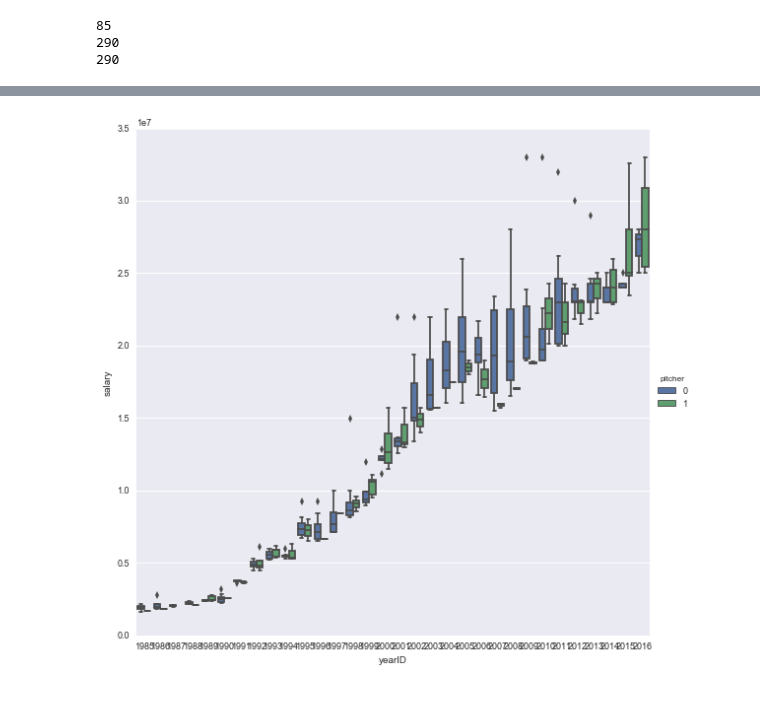
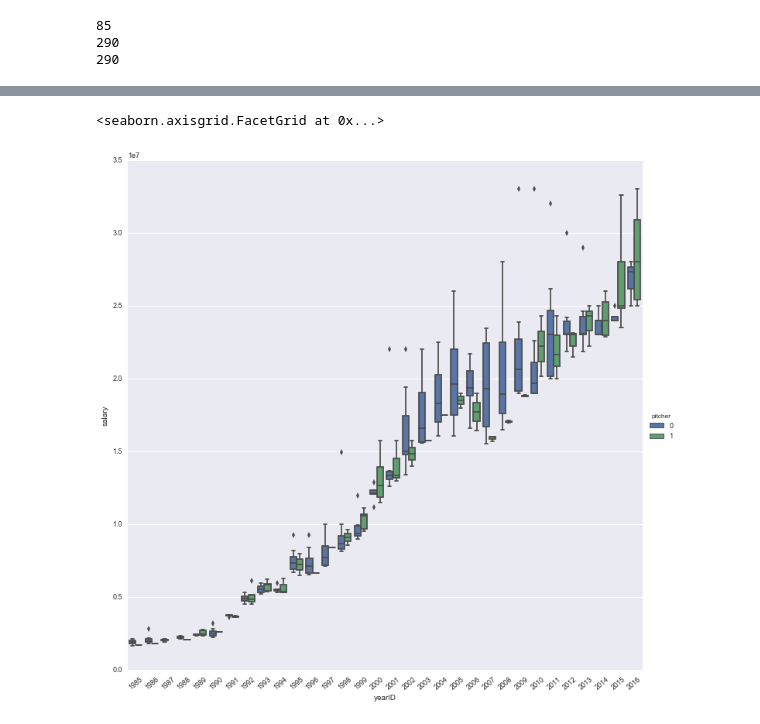
Before and after one commit to bcg0006/udc, a Jupyter notebook: baseball_data_analysis.ipynb, the cells around one changed output, grey strips where cells are left out. Cells and saved outputs as stored; diff of their text form; code cells hidden in the pictures.

```diff
--- a/baseball_data_analysis.ipynb
+++ b/baseball_data_analysis.ipynb
@@ -427,4 +406,6 @@ Name: salary_adj, dtype: float64
 # %%
-sns.factorplot(x='yearID', y='salary', kind='box', data=top_1pct_salaries_per_annum, hue='pitcher', size=8);
+f = sns.factorplot(x='yearID', y='salary', kind='box', data=top_1pct_salaries_per_annum, hue='pitcher', size=10)
+f.set_xticklabels(rotation=40)
 # %% [output]
+<seaborn.axisgrid.FacetGrid at 0x...>
-[figure, old version]
+[figure, new version]
```
Also changed, not shown: parts of 25 cells of this notebook.
